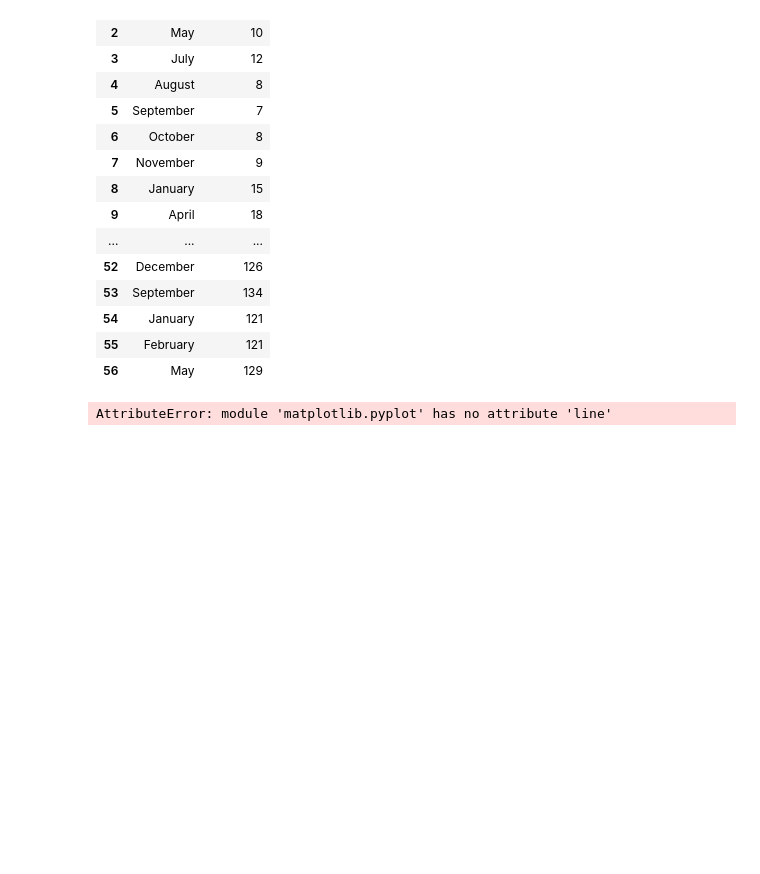
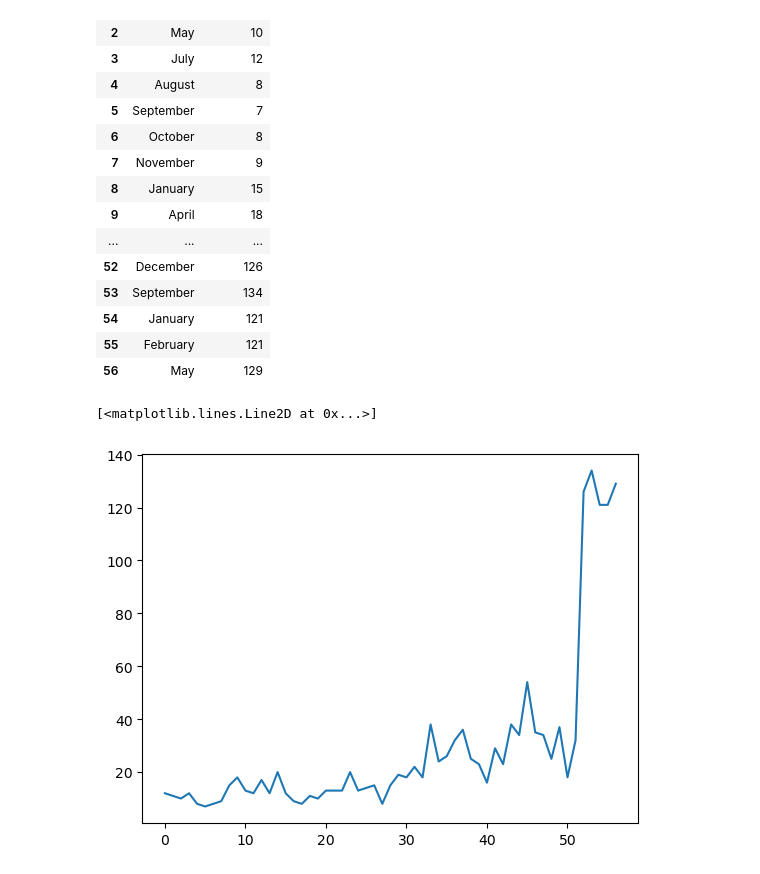
Before and after one commit to NSS-Data-Analytics-Cohort-10/api-jchabinec, a Jupyter notebook: notebooks/api.ipynb, the cells around one changed output. Cells and saved outputs as stored; diff of their text form; code cells hidden in the pictures; blank space fills up the shorter version.

Commit message:
have crude plot - need to clean up

```diff
--- a/notebooks/api.ipynb
+++ b/notebooks/api.ipynb
@@ -132,6 +133,7 @@ maps_searches
 | 55 | February | 121 |
 | 56 | May | 129 |
 # %%
-plt.line(maps_searches)
+plt.plot(maps_searches['Searches'])
 # %% [output]
-AttributeError: module 'matplotlib.pyplot' has no attribute 'line'
+[<matplotlib.lines.Line2D at 0x...>]
+[figure, added]
```
Also changed, not shown: parts of 1 cell of this notebook.
